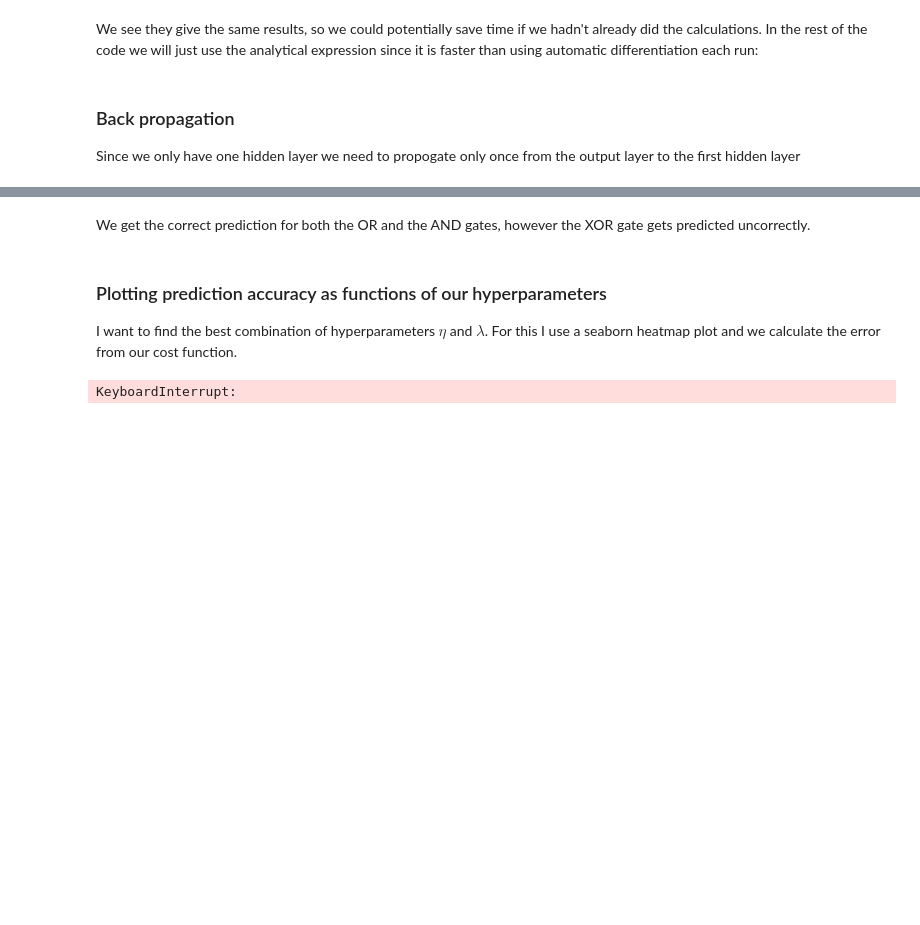
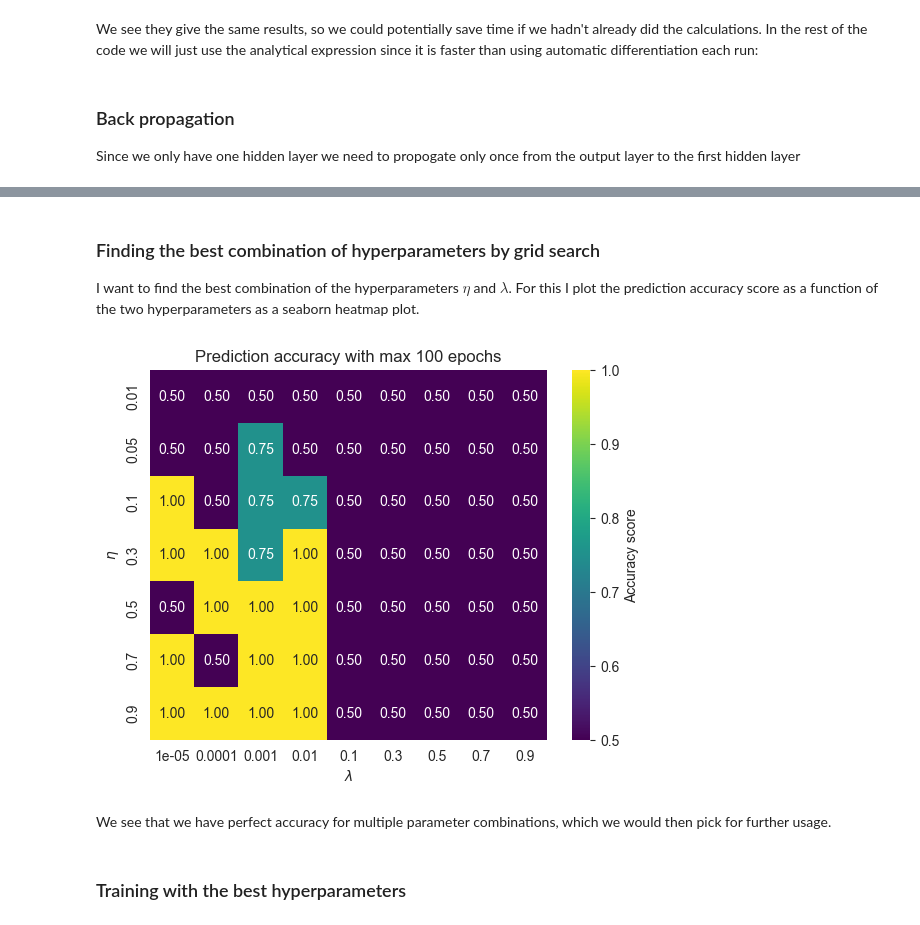
Before and after one commit to LassePladsen/FYS-STK3155-4155, a Jupyter notebook: Weekly exercises/43 & 44/Week 43 & 44 Lasse Pladsen.ipynb, the cells around one changed output, grey strips where cells are left out. Drawn from its saved outputs; the diff is of its cells as text; code cells hidden in the pictures; blank space fills up the shorter version.

```diff
--- a/Weekly exercises/43 & 44/Week 43 & 44 Lasse Pladsen.ipynb
+++ b/Weekly exercises/43 & 44/Week 43 & 44 Lasse Pladsen.ipynb
@@ -396,22 +386,14 @@ and the same for the general layer $l$ we get
 # %% [markdown]
 ### Implementing the analytical expressions needed
 # %%
-def analytic_error_L(target):
-    """Returns function for the analytical expression for output layer error"""
-
-    def func(a):
-        return a - target
-
-    return func
+def analytic_error_L(target, a):
+    """Analytical expression for output layer error"""
+    return a - target
 
 
 def dfdx(a):
-    """Derivative of the activation function;
-    rewritten expression of the derivative for sigmoid function"""
+    """Rewritten expression of the derivative for the sigmoid function"""
     return a * (1 - a)
-
-
-analy_err = analytic_error_L(target)
 # %% [markdown]
 ### Exploring automatic differentiation for the error calculation
 We use
@@ -456,12 +430,12 @@ error_func = analy_err  # [analy_err / auto_err]
 ### Back propagation
 Since we only have one hidden layer we need to propogate only once from the output layer to the first hidden layer
 # %%
-def back_propagate(X):
+def back_propagate(X, target):
     """Back propagation algorithm for one hidden layer"""
     a_h, probabilities = feed_forward(X)
 
-    # Output layer error delta^L
-    error_o = error_func(probabilities)
+    # Output layer error delta^L using analytical expression
+    error_o = analytic_error_L(target, probabilities)
 
     # Hidden layer error delta^1
     error_h = error_o @ output_weights.T * dfdx(a_h)
@@ -586,38 +513,40 @@ Accuracy score of prediction:
-# %% [markdown]
-We get the correct prediction for both the OR and the AND gates, however the XOR gate gets predicted uncorrectly.
 # %% [markdown]
-### Plotting prediction accuracy as functions of our hyperparameters
-I want to find the best combination of hyperparameters $\eta$ and $\lambda$. For this I use a seaborn heatmap plot and we calculate the error from our cost function.
+### Finding the best combination of hyperparameters by grid search
+I want to find the best combination of the hyperparameters $\eta$ and $\lambda$. For this I plot the prediction accuracy score as a function of the two hyperparameters as a seaborn heatmap plot.
 # %%
 # Parameters
-eta_vals = np.array([0.01, 0.05, 0.1, 0.3, 0.5, 0.7, 0.9])  # learning rate
-lmbd_vals = np.array([1e-5, 1e-4, 1e-3, 0.01, 0.1, 0.3, 0.5, 0.7, 0.9]
-)
+eta_vals = np.array([0.01, 0.05, 0.1, 0.3, 0.5, 0.7, 0.9])  # learning rates
+lmbd_vals = np.array([1e-5, 1e-4, 1e-3, 0.01, 0.1, 0.3, 0.5, 0.7, 0.9]) # regularization rates
+target = yXOR  # choose which target gate to train on [yOR / yAND / yXOR]
 n_epochs = 100  # epochs for training
 
-# Iterate through parameters, train, save error to heatmap
+# Iterate through parameters -> train -> save accuracy score to heatmap
 accuracy = np.zeros((eta_vals.size, lmbd_vals.size))
 for i, eta in enumerate(eta_vals):
     for j, lmbd in enumerate(lmbd_vals):
         for k in range(n_epochs):
             reset()
-            train(eta, lmbd, max_epochs=1000, print_=False)
+            train(X, target, eta, lmbd, max_epochs=1000, prnt=False)
             prediction = predict(feed_forward(X)[-1])
             accuracy[i, j] = accuracy_score(target, prediction)
 
-# Heatmap plot
+# Accuracy score heatmap
 sns.heatmap(
         accuracy,
         annot=True,
         fmt=".2f",
         xticklabels=[f"{lmbd:g}" for lmbd in lmbd_vals],
         yticklabels=[f"{eta:g}" for eta in eta_vals],
         cbar_kws={"label": "Accuracy score"},
-        cmap="RdBu",
+        # cmap="RdBu",
+        cmap="viridis",
 )
-
-plt.title(f"{target_gate}-gate prediction accuracy with max {n_epochs} epochs")
+plt.title(f"Prediction accuracy with max {n_epochs} epochs")
 plt.xlabel("$\lambda$")
 plt.ylabel("$\eta$");
 # %% [output]
-KeyboardInterrupt:
+[figure, added]
+# %% [markdown]
+We see that we have perfect accuracy for multiple parameter combinations, which we would then pick for further usage.
+# %% [markdown]
+### Training with the best hyperparameters
```
Also changed, not shown: parts of 10 cells of this notebook.
